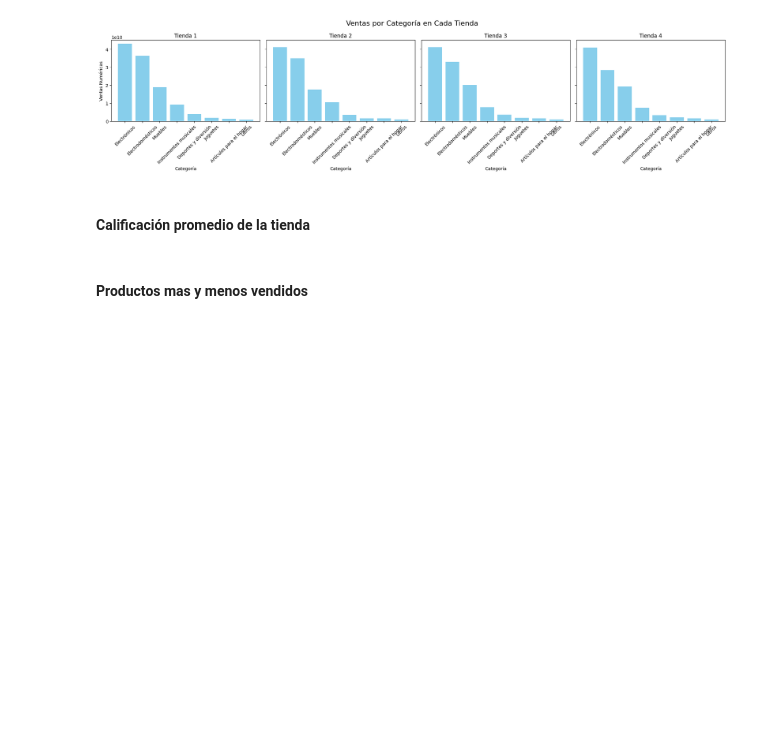
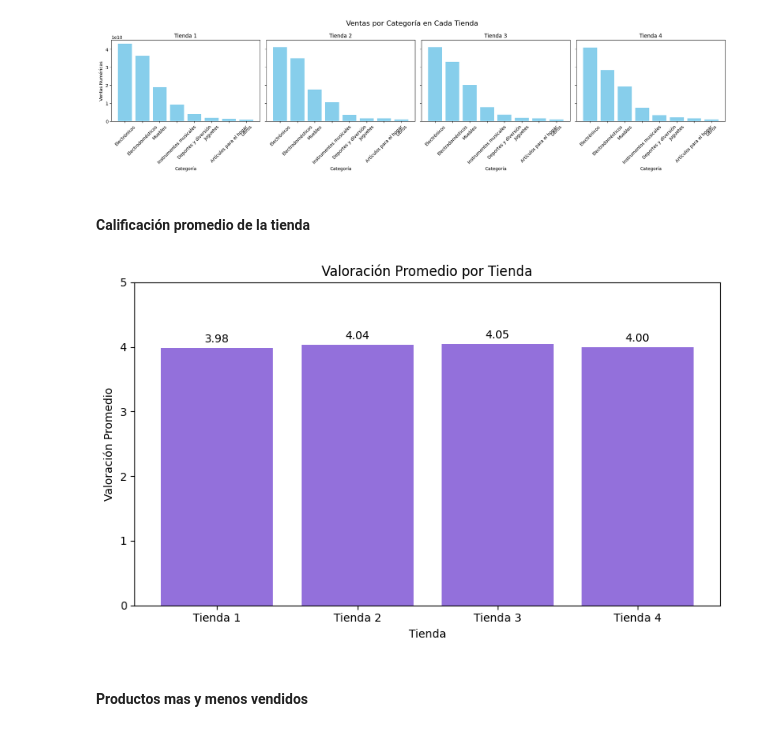
Before and after one commit to ojsilvera/AlluraG8_2025_Challenge_Alura_Store, a Jupyter notebook: AluraStoreLatam.ipynb, the cells around one changed output. Cells and saved outputs as stored; diff of their text form; code cells hidden in the pictures; blank space fills up the shorter version.

Commit message:
Gafdicar los hallazgos obtenidos en el analisis de los datos

```diff
--- a/AluraStoreLatam.ipynb
+++ b/AluraStoreLatam.ipynb
@@ -420,6 +420,15 @@ plt.show()
 #### Ventas por categoría
 # %%
 import matplotlib.pyplot as plt
+
+# Ajusta el formato de los números a formato de moneda
+analisisVentasCategoria['Ventas Numéricas'] = (
+    analisisVentasCategoria['Ventas Formateadas']
+    .str.replace(r'[^\d,]', '', regex=True)
+    .str.replace('.', '', regex=False)
+    .str.replace(',', '', regex=False)
+    .astype(float)
+)
 
 # Obtener las tiendas únicas
 tiendas = analisisVentasCategoria['Tienda'].unique()
@@ -447,5 +456,26 @@ plt.show()
 [figure]
 # %% [markdown]
 #### Calificación promedio de la tienda
+# %%
+# analisis de valoracion por tienda
+import matplotlib.pyplot as plt
+
+plt.figure(figsize=(8, 5))
+plt.bar(analisisValoracion['Tienda'], analisisValoracion['Promedio Valoracion'], color='mediumpurple')
+
+# Etiquetas
+plt.title('Valoración Promedio por Tienda')
+plt.xlabel('Tienda')
+plt.ylabel('Valoración Promedio')
+plt.ylim(0, 5)  # Asumiendo que la valoración va de 0 a 5
+
+# Mostrar valores encima de cada barra
+for i, val in enumerate(analisisValoracion['Promedio Valoracion']):
+    plt.text(i, val + 0.05, f'{val:.2f}', ha='center', va='bottom')
+
+plt.tight_layout()
+plt.show()
+# %% [output]
+[figure, added]
 # %% [markdown]
 #### Productos mas y menos vendidos
```
Also changed, not shown: parts of 2 cells of this notebook.
